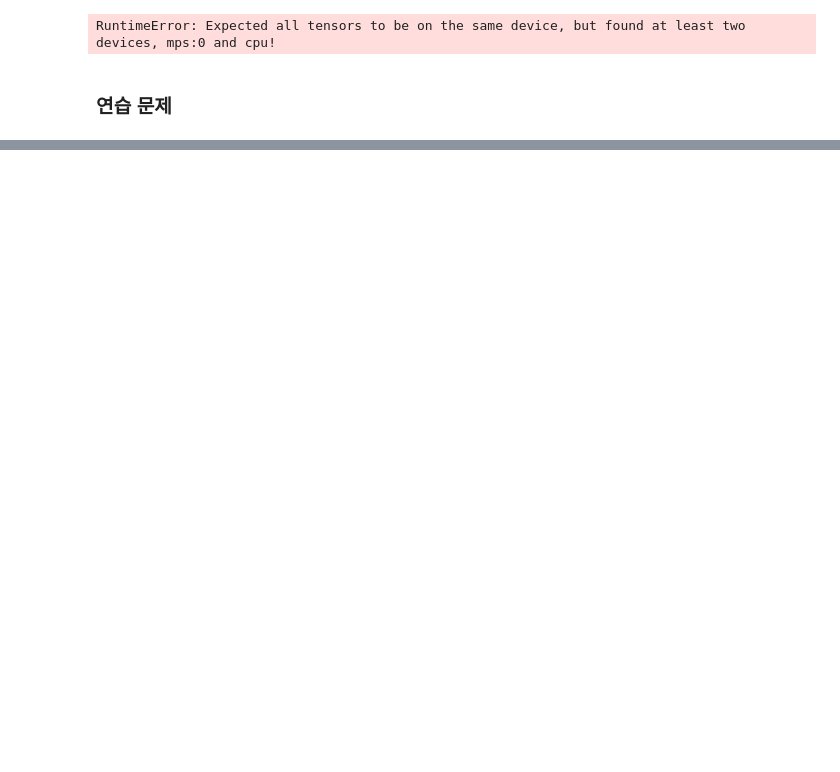
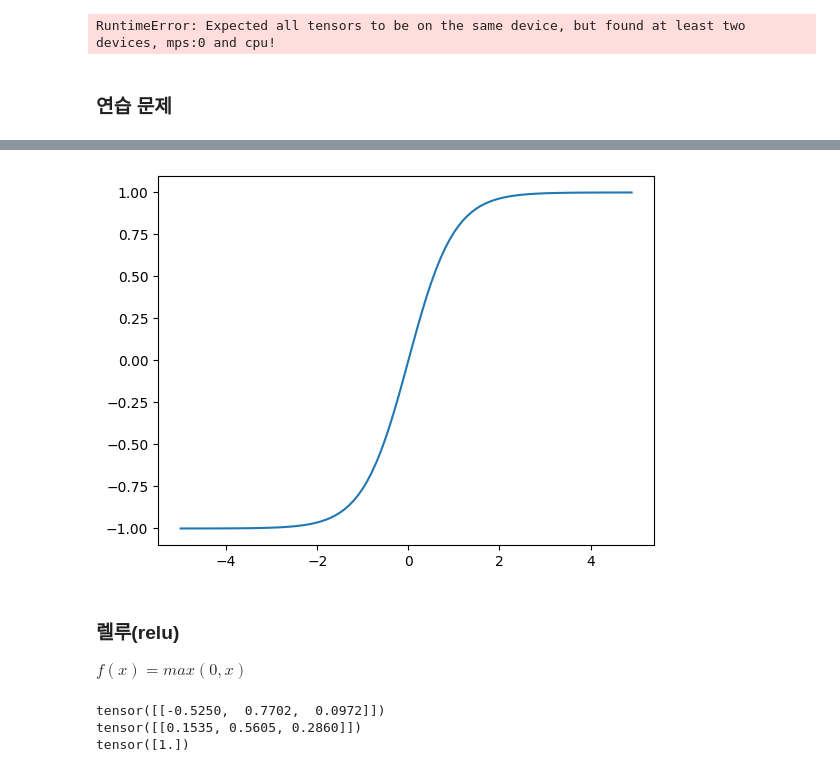
Before and after one commit to jh868/NLP_Study, a Jupyter notebook: 00. 파이토치 기초.ipynb, the cells around one changed output, grey strips where cells are left out. Drawn from its saved outputs; the diff is of its cells as text; code cells hidden in the pictures; blank space fills up the shorter version.

```diff
--- a/00. 파이토치 기초.ipynb
+++ b/00. 파이토치 기초.ipynb
@@ -472,0 +455,29 @@ tensor([[[1.0869, 1.2099, 1.4758, 0.8696],
+# %%
+import torch
+import matplotlib.pyplot as plt
+
+x = torch.arange(-5, 5, 0.1)
+y = torch.tanh(x)
+
+plt.plot(x.numpy(), y.numpy())
+plt.show()
+# %% [output]
+[figure, added]
+# %% [markdown]
+### 렐루(relu)
+
+$f(x) = max(0, x)$
+# %%
+import torch.nn as nn
+import torch
+
+softmax = nn.Softmax(dim=1)
+x_input = torch.randn(1, 3)
+y_output = softmax(x_input)
+print(x_input)
+print(y_output)
+print(torch.sum(y_output, dim=1))
+# %% [output]
+tensor([[-0.5250,  0.7702,  0.0972]])
+tensor([[0.1535, 0.5605, 0.2860]])
+tensor([1.])
```
Also changed, not shown: parts of 33 cells of this notebook.
